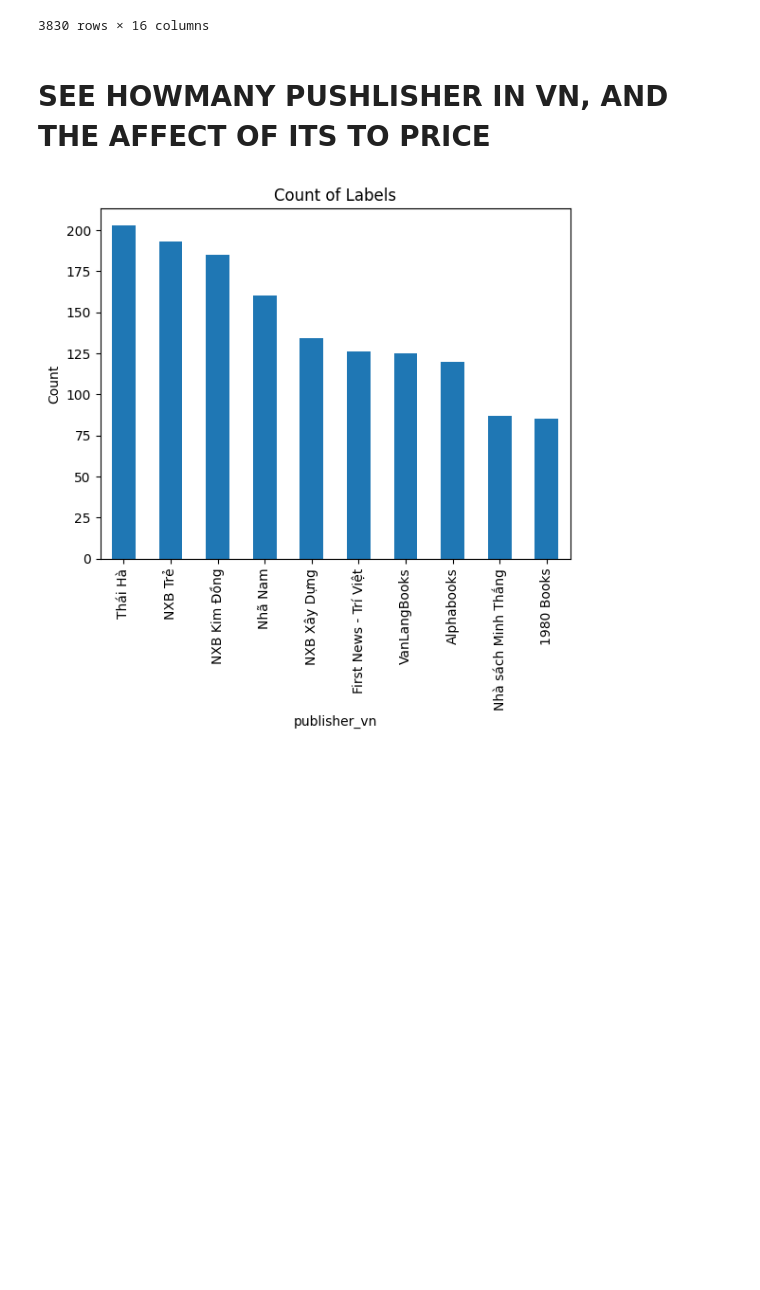
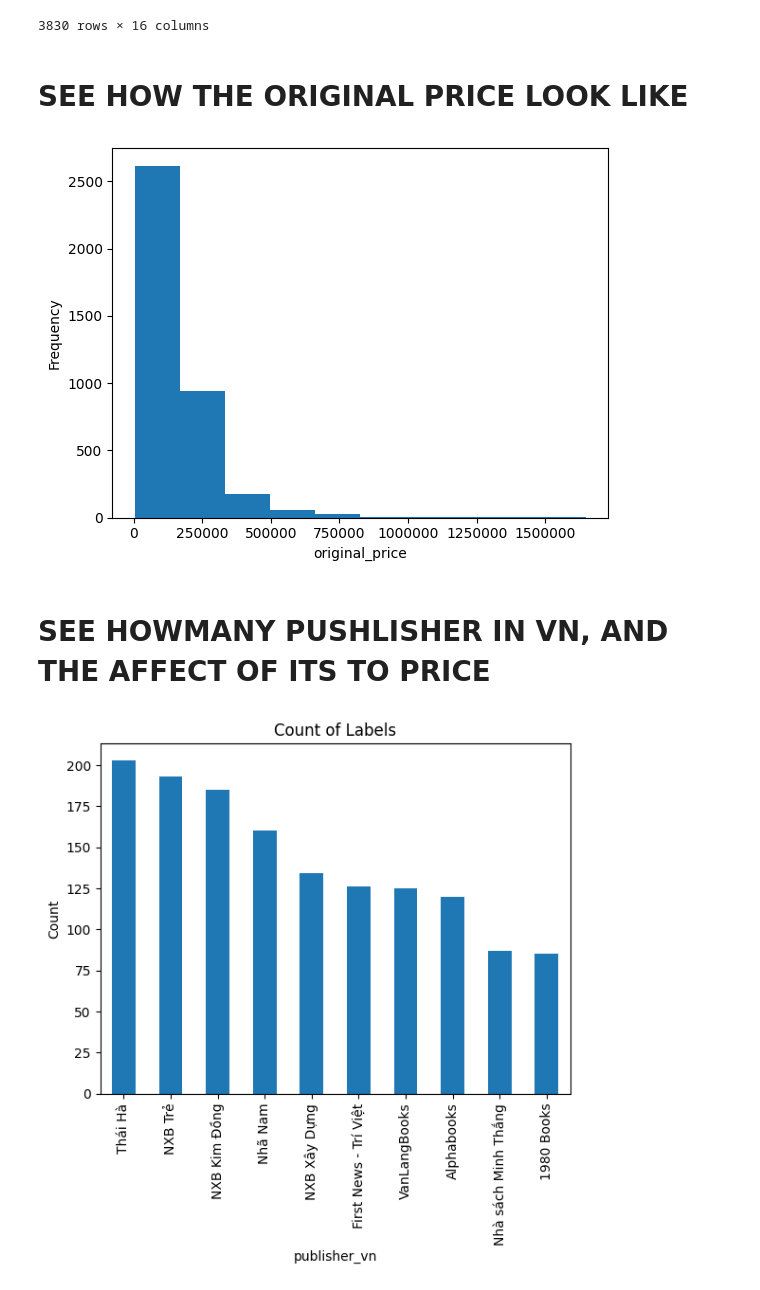
Before and after one commit to daovanhieu23800/interview_project, a Jupyter notebook: predict_price.ipynb, the cells around one changed output. Cells and saved outputs as stored; diff of their text form; code cells hidden in the pictures; blank space fills up the shorter version.

```diff
--- a/predict_price.ipynb
+++ b/predict_price.ipynb
@@ -19,6 +19,21 @@ book_df
 | 3828 | 136599882 | Sách Siêu Trí Tuệ - Khả Năng Sinh... | 67500 | 67500 | 0 | 0 | 0.0 | 0 | ... |
 | 3829 | 194845996 | GIẤC MƠ VÀNG – THBooks – NXB Hà N... | 50000 | 50000 | 0 | 0 | 0.0 | 0 | ... |
 3830 rows × 16 columns
+# %% [markdown]
+
+# SEE HOW THE ORIGINAL PRICE LOOK LIKE
+# %%
+ax = book_df['original_price'].plot.hist()
+ax.xaxis.set_major_formatter('{x:.0f}')
+
+# Set labels and title
+plt.xlabel('original_price')
+plt.ylabel('Frequency')
+
+# Display the plot
+plt.show()
+# %% [output]
+[figure, added]
 # %% [markdown]
 # SEE HOWMANY PUSHLISHER IN VN, AND THE AFFECT OF ITS TO PRICE
 # %%
```
Also changed, not shown: parts of 6 cells of this notebook, 1 other file.
